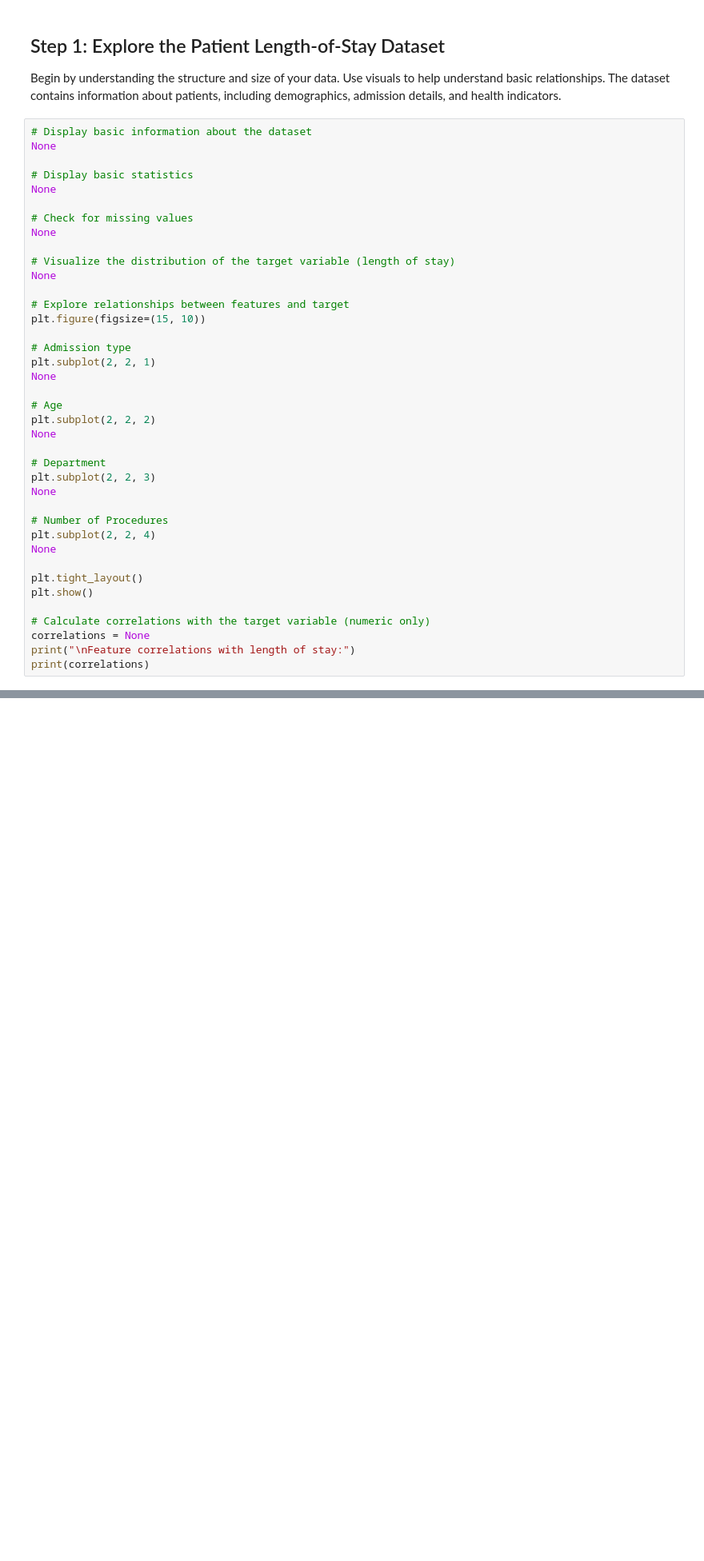
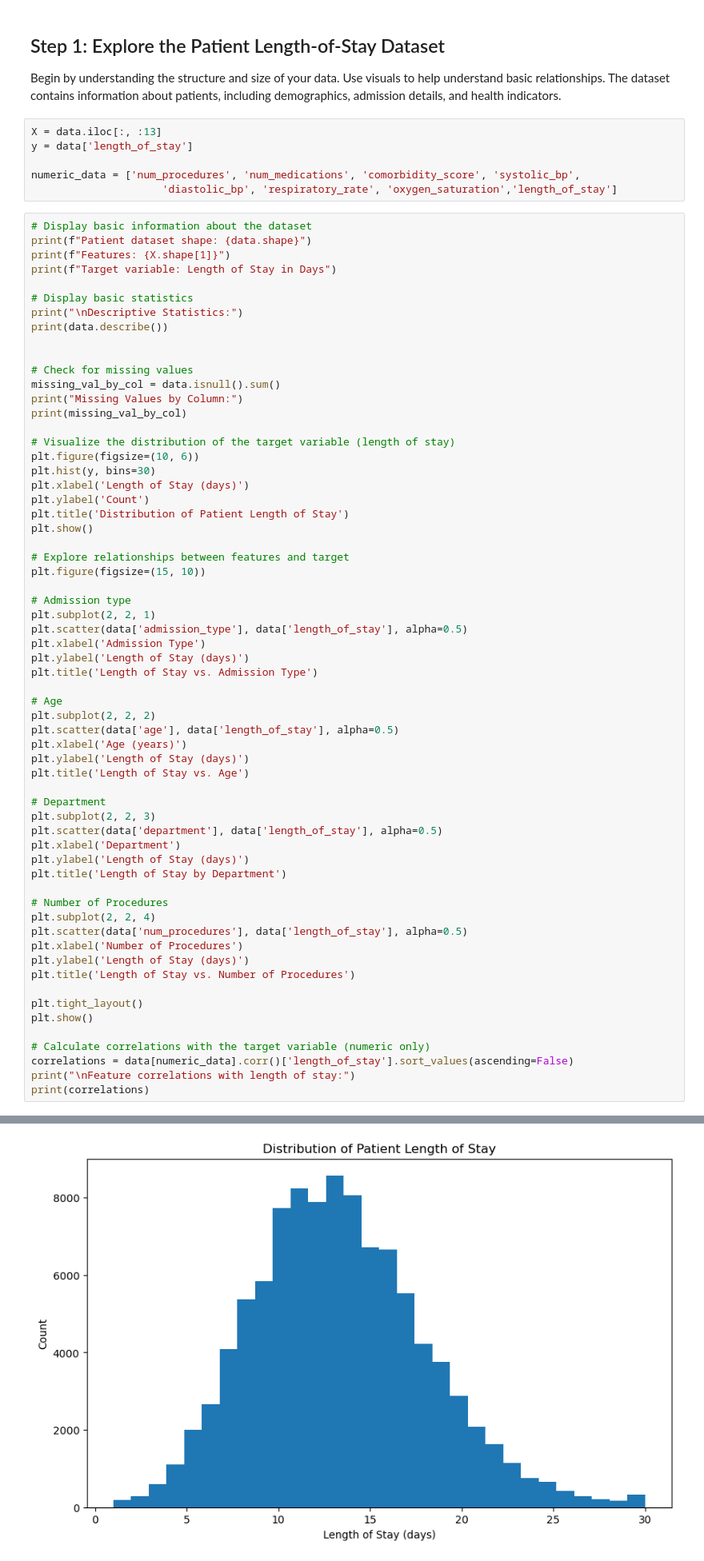
Before and after one commit to marhas109/ds09_all, a Jupyter notebook: mod5_nn_fundamentals_lab.ipynb, the cells around one changed output, grey strips where cells are left out. Shown at 80% size. Saved outputs shown, nothing was run; the diff lists cells and outputs as text; blank space fills up the shorter version.

```diff
--- a/mod5_nn_fundamentals_lab.ipynb
+++ b/mod5_nn_fundamentals_lab.ipynb
@@ -53,42 +62,72 @@ data = pd.read_csv('patient_los.csv')
 # %% [markdown]
 ## Step 1: Explore the Patient Length-of-Stay Dataset
 Begin by understanding the structure and size of your data. Use visuals to help understand basic relationships. The dataset contains information about patients, including demographics, admission details, and health indicators.
+# %%
+X = data.iloc[:, :13]
+y = data['length_of_stay']
+
+numeric_data = ['num_procedures', 'num_medications', 'comorbidity_score', 'systolic_bp',
+                     'diastolic_bp', 'respiratory_rate', 'oxygen_saturation','length_of_stay']
 # %%
 # Display basic information about the dataset
-None
+print(f"Patient dataset shape: {data.shape}")
+print(f"Features: {X.shape[1]}")
+print(f"Target variable: Length of Stay in Days")
 
 # Display basic statistics
-None
+print("\nDescriptive Statistics:")
+print(data.describe())
+
 
 # Check for missing values
-None
+missing_val_by_col = data.isnull().sum()
+print("Missing Values by Column:")
+print(missing_val_by_col)
 
 # Visualize the distribution of the target variable (length of stay)
-None
+plt.figure(figsize=(10, 6))
+plt.hist(y, bins=30)
+plt.xlabel('Length of Stay (days)')
+plt.ylabel('Count')
+plt.title('Distribution of Patient Length of Stay')
+plt.show()
 
 # Explore relationships between features and target
 plt.figure(figsize=(15, 10))
 
 # Admission type
 plt.subplot(2, 2, 1)
-None
+plt.scatter(data['admission_type'], data['length_of_stay'], alpha=0.5)
+plt.xlabel('Admission Type')
+plt.ylabel('Length of Stay (days)')
+plt.title('Length of Stay vs. Admission Type')
 
 # Age
 plt.subplot(2, 2, 2)
-None
+plt.scatter(data['age'], data['length_of_stay'], alpha=0.5)
+plt.xlabel('Age (years)')
+plt.ylabel('Length of Stay (days)')
+plt.title('Length of Stay vs. Age')
 
 # Department
 plt.subplot(2, 2, 3)
-None
+plt.scatter(data['department'], data['length_of_stay'], alpha=0.5)
+plt.xlabel('Department')
+plt.ylabel('Length of Stay (days)')
+plt.title('Length of Stay by Department')
 
 # Number of Procedures
 plt.subplot(2, 2, 4)
-None
+plt.scatter(data['num_procedures'], data['length_of_stay'], alpha=0.5)
+plt.xlabel('Number of Procedures')
+plt.ylabel('Length of Stay (days)')
+plt.title('Length of Stay vs. Number of Procedures')
 
 plt.tight_layout()
 plt.show()
 
 # Calculate correlations with the target variable (numeric only)
-correlations = None
+correlations = data[numeric_data].corr()['length_of_stay'].sort_values(ascending=False)
 print("\nFeature correlations with length of stay:")
 print(correlations)
+# %% [output]
@@ -94,0 +151 @@ print(correlations)
+[figure, added]
```
Also changed, not shown: parts of 2 cells of this notebook.
